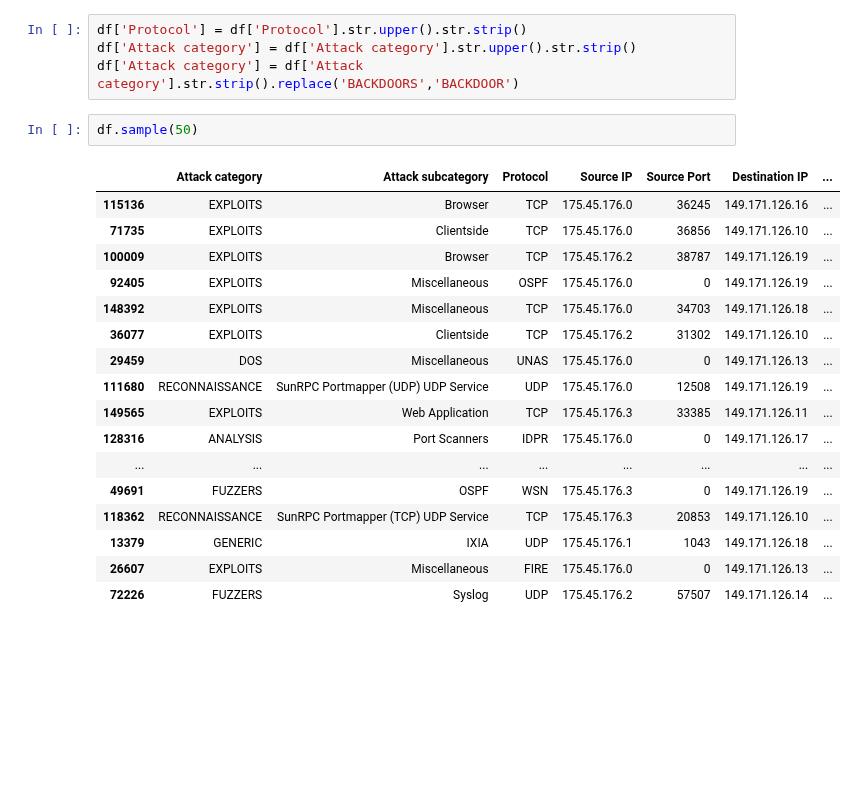
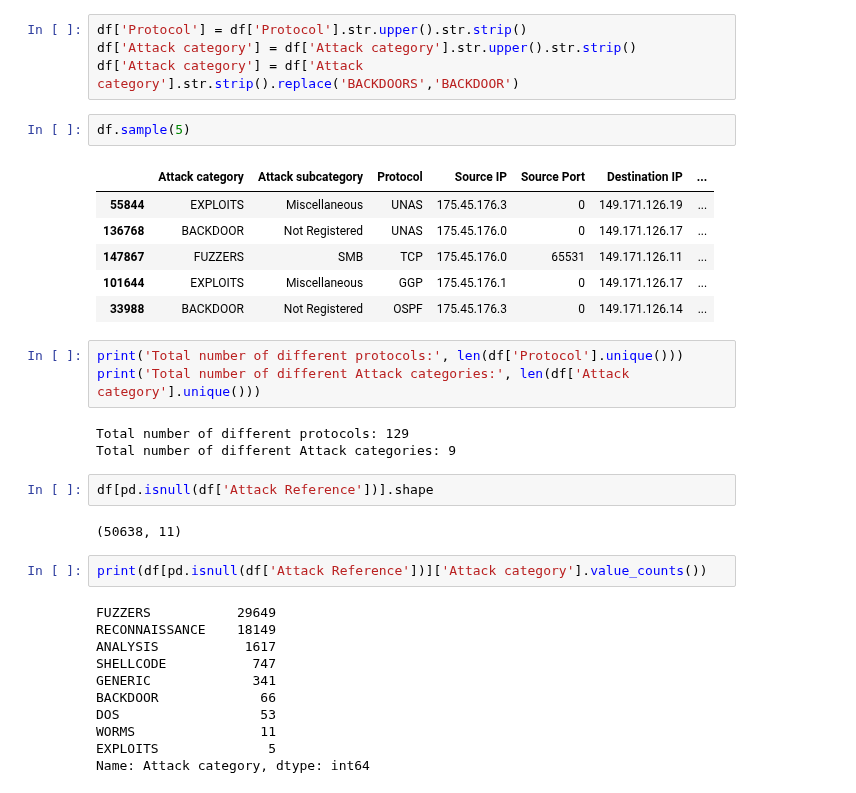
Before and after one commit to EddyGiusepe/Cyber_Security_1, a Jupyter notebook: CyberSecurity_Kaggle.ipynb, the cells around one changed output. Cells and saved outputs as stored; diff of their text form; blank space fills up the shorter version.

```diff
--- a/CyberSecurity_Kaggle.ipynb
+++ b/CyberSecurity_Kaggle.ipynb
@@ -301,22 +301,34 @@ df['Protocol'] = df['Protocol'].str.upper().str.strip()
 df['Attack category'] = df['Attack category'].str.upper().str.strip()
 df['Attack category'] = df['Attack category'].str.strip().replace('BACKDOORS','BACKDOOR')
 # %%
-df.sample(50)
+df.sample(5)
 # %% [output]
 |  | Attack category | Attack subcategory | Protocol | Source IP | Source Port | Destination IP | ... |
-| 115136 | EXPLOITS | Browser | TCP | 175.45.176.0 | 36245 | 149.171.126.16 | ... |
-| 71735 | EXPLOITS | Clientside | TCP | 175.45.176.0 | 36856 | 149.171.126.10 | ... |
-| 100009 | EXPLOITS | Browser | TCP | 175.45.176.2 | 38787 | 149.171.126.19 | ... |
-| 92405 | EXPLOITS | Miscellaneous | OSPF | 175.45.176.0 | 0 | 149.171.126.19 | ... |
-| 148392 | EXPLOITS | Miscellaneous | TCP | 175.45.176.0 | 34703 | 149.171.126.18 | ... |
-| 36077 | EXPLOITS | Clientside | TCP | 175.45.176.2 | 31302 | 149.171.126.10 | ... |
-| 29459 | DOS | Miscellaneous | UNAS | 175.45.176.0 | 0 | 149.171.126.13 | ... |
-| 111680 | RECONNAISSANCE | SunRPC Portmapper (UDP) UDP Service | UDP | 175.45.176.0 | 12508 | 149.171.126.19 | ... |
-| 149565 | EXPLOITS | Web Application | TCP | 175.45.176.3 | 33385 | 149.171.126.11 | ... |
-| 128316 | ANALYSIS | Port Scanners | IDPR | 175.45.176.0 | 0 | 149.171.126.17 | ... |
-| ... | ... | ... | ... | ... | ... | ... | ... |
-| 49691 | FUZZERS | OSPF | WSN | 175.45.176.3 | 0 | 149.171.126.19 | ... |
-| 118362 | RECONNAISSANCE | SunRPC Portmapper (TCP) UDP Service | TCP | 175.45.176.3 | 20853 | 149.171.126.10 | ... |
-| 13379 | GENERIC | IXIA | UDP | 175.45.176.1 | 1043 | 149.171.126.18 | ... |
-| 26607 | EXPLOITS | Miscellaneous | FIRE | 175.45.176.0 | 0 | 149.171.126.13 | ... |
-| 72226 | FUZZERS | Syslog | UDP | 175.45.176.2 | 57507 | 149.171.126.14 | ... |
+| 55844 | EXPLOITS | Miscellaneous | UNAS | 175.45.176.3 | 0 | 149.171.126.19 | ... |
+| 136768 | BACKDOOR | Not Registered | UNAS | 175.45.176.0 | 0 | 149.171.126.17 | ... |
+| 147867 | FUZZERS | SMB | TCP | 175.45.176.0 | 65531 | 149.171.126.11 | ... |
+| 101644 | EXPLOITS | Miscellaneous | GGP | 175.45.176.1 | 0 | 149.171.126.17 | ... |
+| 33988 | BACKDOOR | Not Registered | OSPF | 175.45.176.3 | 0 | 149.171.126.14 | ... |
+# %%
+print('Total number of different protocols:', len(df['Protocol'].unique()))
+print('Total number of different Attack categories:', len(df['Attack category'].unique()))
+# %% [output]
+Total number of different protocols: 129
+Total number of different Attack categories: 9
+# %%
+df[pd.isnull(df['Attack Reference'])].shape
+# %% [output]
+(50638, 11)
+# %%
+print(df[pd.isnull(df['Attack Reference'])]['Attack category'].value_counts())
+# %% [output]
+FUZZERS           29649
+RECONNAISSANCE    18149
+ANALYSIS           1617
+SHELLCODE           747
+GENERIC             341
+BACKDOOR             66
+DOS                  53
+WORMS                11
+EXPLOITS              5
+Name: Attack category, dtype: int64
```
Also changed, not shown: parts of 2 cells of this notebook.
